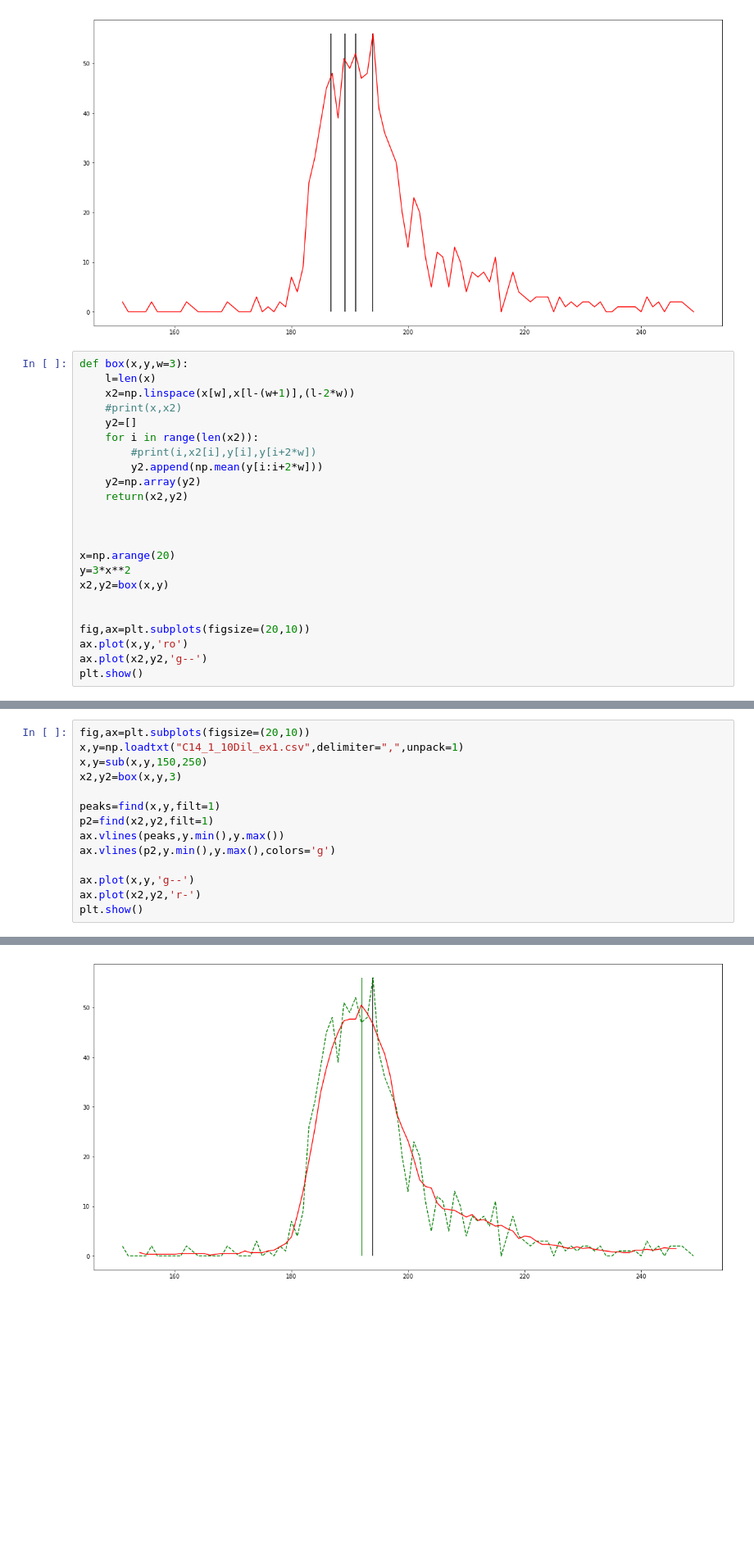
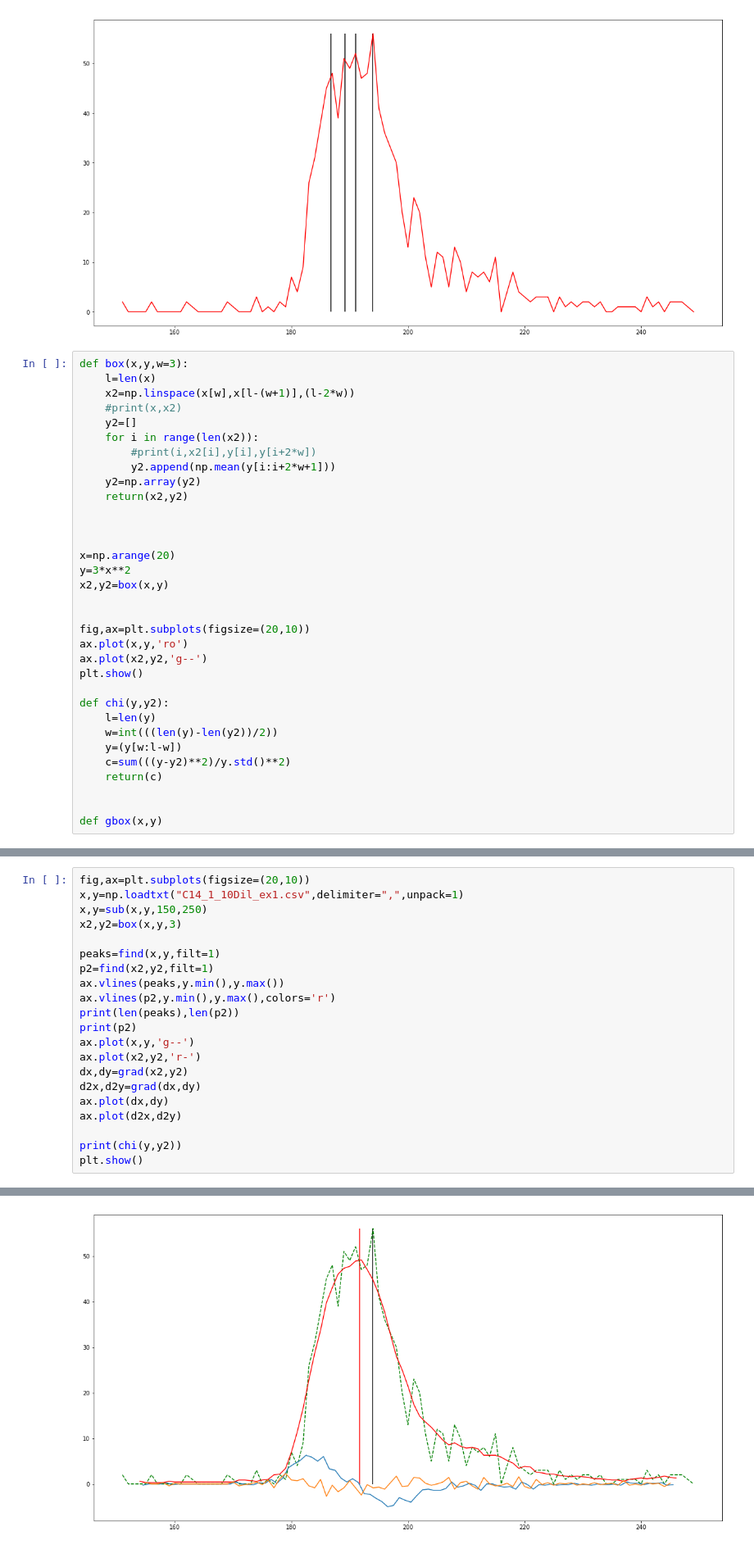
Before and after one commit to J-RParker/PHY341, a Jupyter notebook: Testing.ipynb, the cells around one changed output, grey strips where cells are left out. Shown at 82% size. Saved outputs shown, nothing was run; the diff lists cells and outputs as text; blank space fills up the shorter version.

```diff
--- a/Testing.ipynb
+++ b/Testing.ipynb
@@ -112,7 +112,7 @@ def box(x,y,w=3):
     y2=[]
     for i in range(len(x2)):
         #print(i,x2[i],y[i],y[i+2*w])
-        y2.append(np.mean(y[i:i+2*w]))
+        y2.append(np.mean(y[i:i+2*w+1]))
     y2=np.array(y2)
     return(x2,y2)
 
@@ -127,4 +127,14 @@ fig,ax=plt.subplots(figsize=(20,10))
 ax.plot(x,y,'ro')
 ax.plot(x2,y2,'g--')
 plt.show()
+
+def chi(y,y2):
+    l=len(y)
+    w=int(((len(y)-len(y2))/2))
+    y=(y[w:l-w])
+    c=sum(((y-y2)**2)/y.std()**2)
+    return(c)
+
+
+def gbox(x,y)
 # %% [output]
@@ -138,9 +148,16 @@ x2,y2=box(x,y,3)
 peaks=find(x,y,filt=1)
 p2=find(x2,y2,filt=1)
 ax.vlines(peaks,y.min(),y.max())
-ax.vlines(p2,y.min(),y.max(),colors='g')
-
+ax.vlines(p2,y.min(),y.max(),colors='r')
+print(len(peaks),len(p2))
+print(p2)
 ax.plot(x,y,'g--')
 ax.plot(x2,y2,'r-')
+dx,dy=grad(x2,y2)
+d2x,d2y=grad(dx,dy)
+ax.plot(dx,dy)
+ax.plot(d2x,d2y)
+
+print(chi(y,y2))
 plt.show()
 # %% [output]
@@ -147 +167 @@ plt.show()
-[figure, old version]
+[figure, new version]
```
Also changed, not shown: parts of 8 cells of this notebook, 6 other files.
